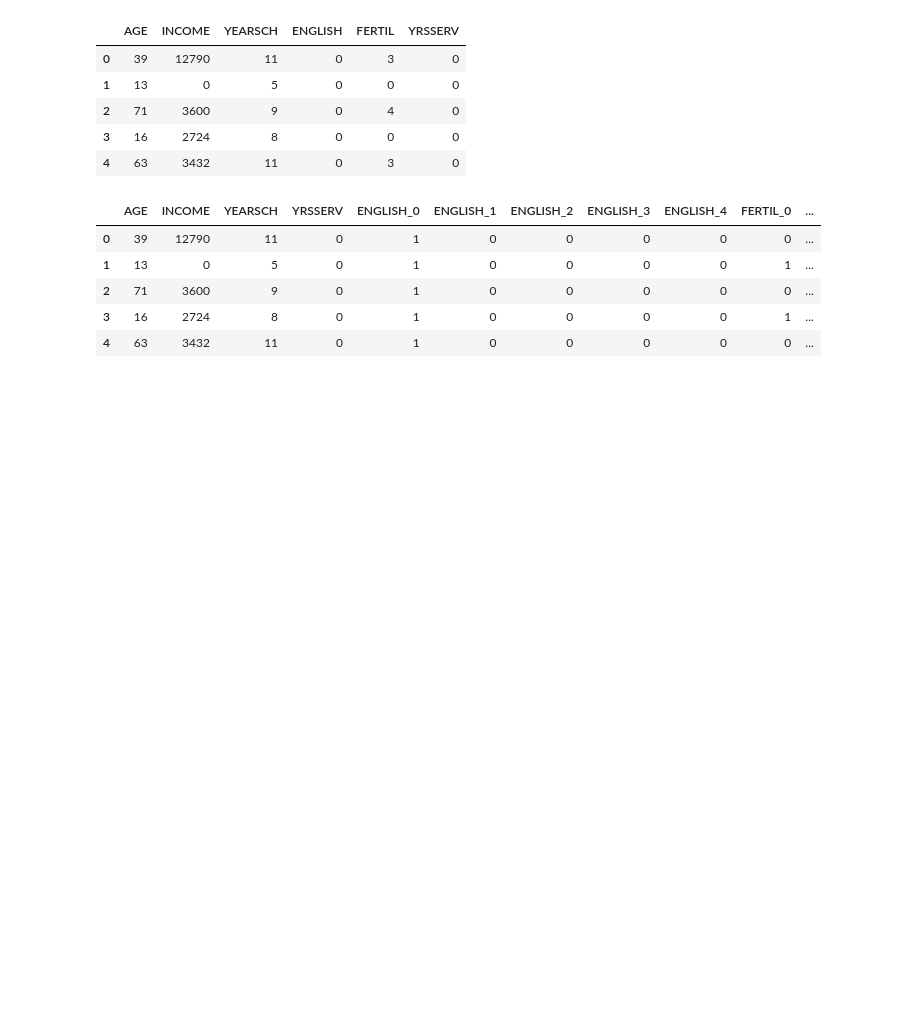
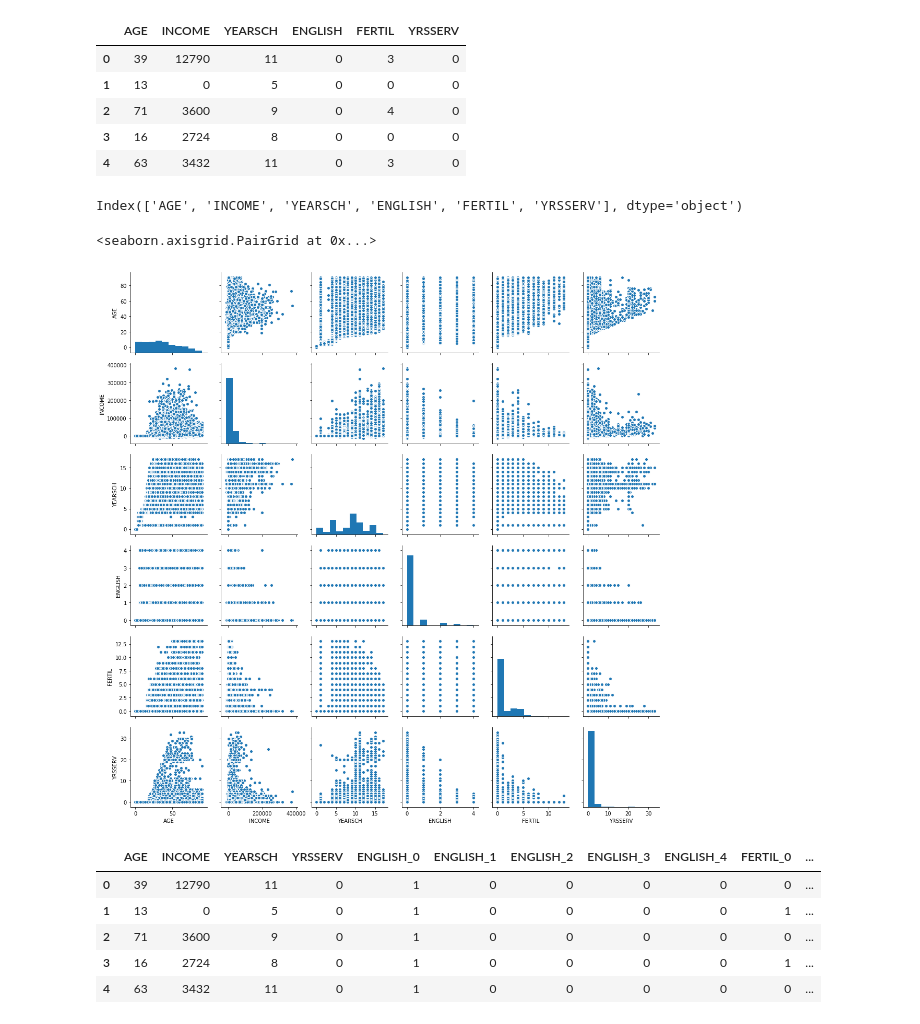
Before and after one commit to C-002/ce888labs, a Jupyter notebook: lab6/test_db.ipynb, the cells around one changed output. Drawn from its saved outputs; the diff is of its cells as text; code cells hidden in the pictures; blank space fills up the shorter version.

```diff
--- a/lab6/test_db.ipynb
+++ b/lab6/test_db.ipynb
@@ -89,6 +89,15 @@ df_demo.head()
 | 2 | 71 | 3600 | 9 | 0 | 4 | 0 |
 | 3 | 16 | 2724 | 8 | 0 | 0 | 0 |
 | 4 | 63 | 3432 | 11 | 0 | 3 | 0 |
+# %%
+df_demo.columns
+# %% [output]
+Index(['AGE', 'INCOME', 'YEARSCH', 'ENGLISH', 'FERTIL', 'YRSSERV'], dtype='object')
+# %%
+sns.pairplot(data=df_demo[['AGE', 'INCOME', 'YEARSCH', 'ENGLISH', 'FERTIL', 'YRSSERV']], dropna=True)
+# %% [output]
+<seaborn.axisgrid.PairGrid at 0x...>
+[figure, added]
 # %%
 df_demo = pd.get_dummies(df_demo, columns = ["ENGLISH", "FERTIL"])
 df_demo.head()
```
Also changed, not shown: 12 other files.
